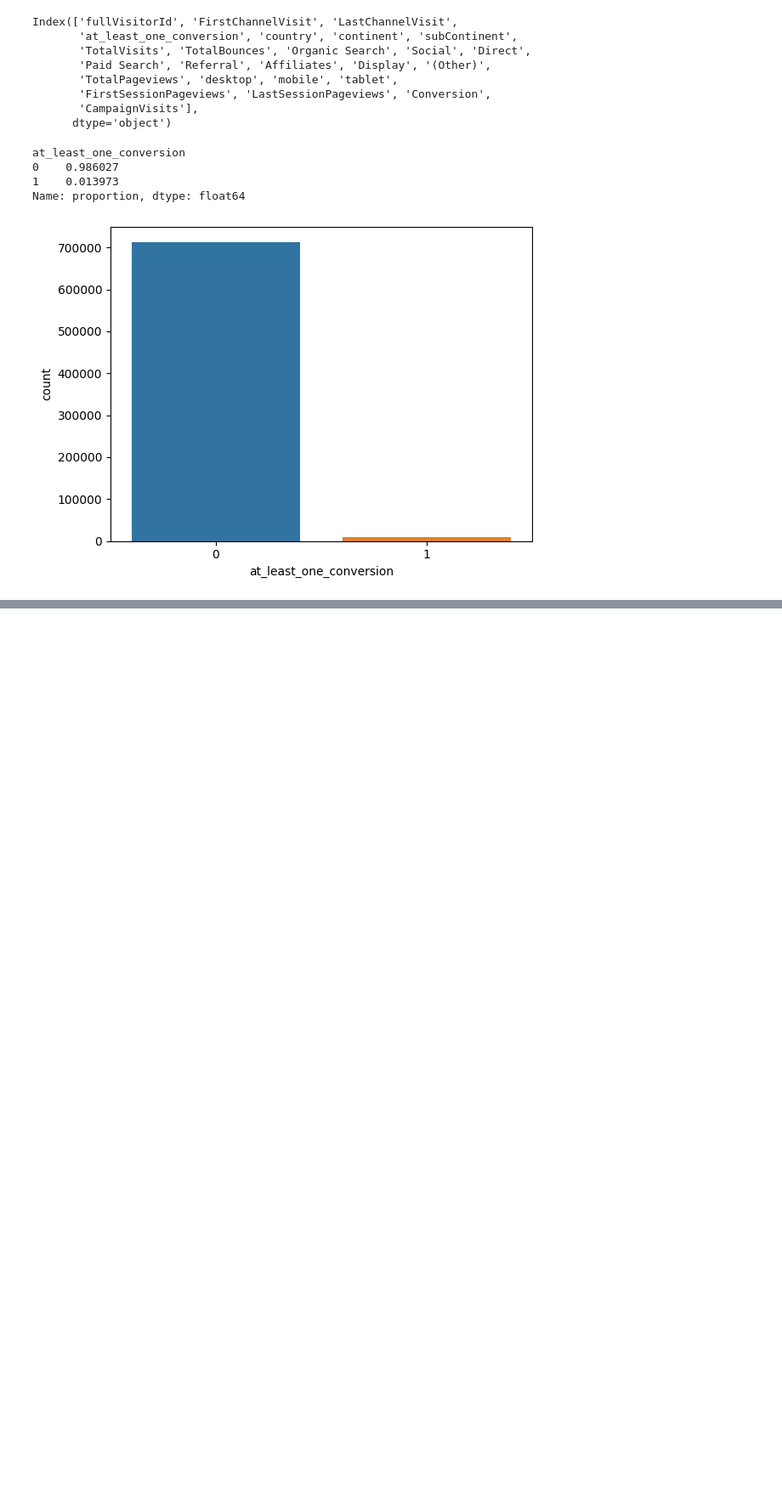
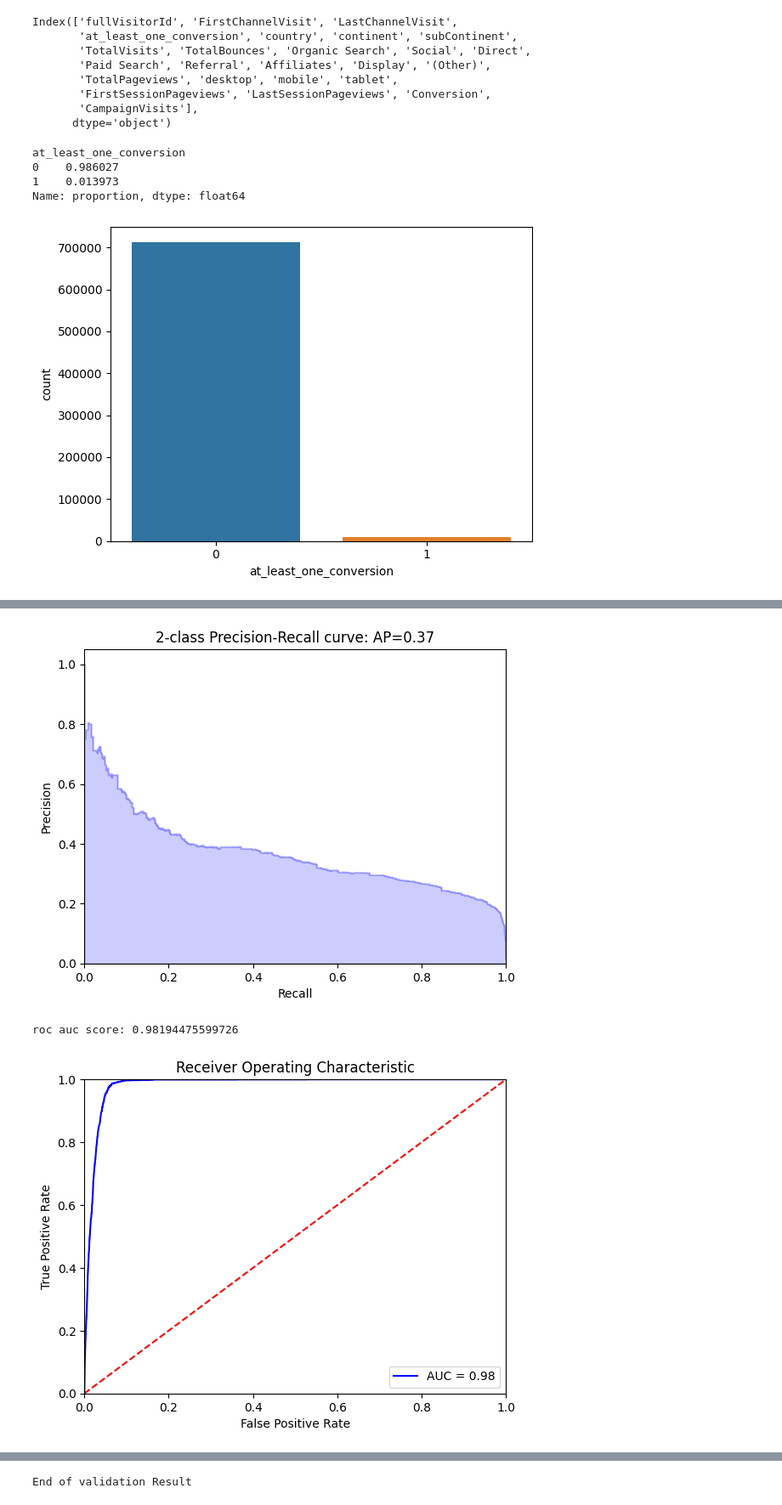
Before and after one commit to McGill-MMA-EnterpriseAnalytics/Revenue-Radar, a Jupyter notebook: Data Scientist-Conversion/Conversion_Prediction.ipynb, the cells around one changed output, grey strips where cells are left out. Shown at 85% size. Cells and saved outputs as stored; diff of their text form; code cells hidden in the pictures; blank space fills up the shorter version.

```diff
--- a/Data Scientist-Conversion/Conversion_Prediction.ipynb
+++ b/Data Scientist-Conversion/Conversion_Prediction.ipynb
@@ -70,0 +279,8 @@ y=df['at_least_one_conversion']
+# %%
+rf_model=RandomForestClassifier(n_estimators=100,max_depth=5, random_state=42, class_weight='balanced')
+rf_model.fit(X_train, y_train)
+clf_score(rf_model, X_train, y_train, X_test, y_test, train=False)
+# %% [output]
+[figure, added]
+roc auc score: 0.98194475599726
+[figure, added]
@@ -70,0 +302 @@ y=df['at_least_one_conversion']
+End of validation Result
```
Also changed, not shown: parts of 36 cells of this notebook, 2 other files.
